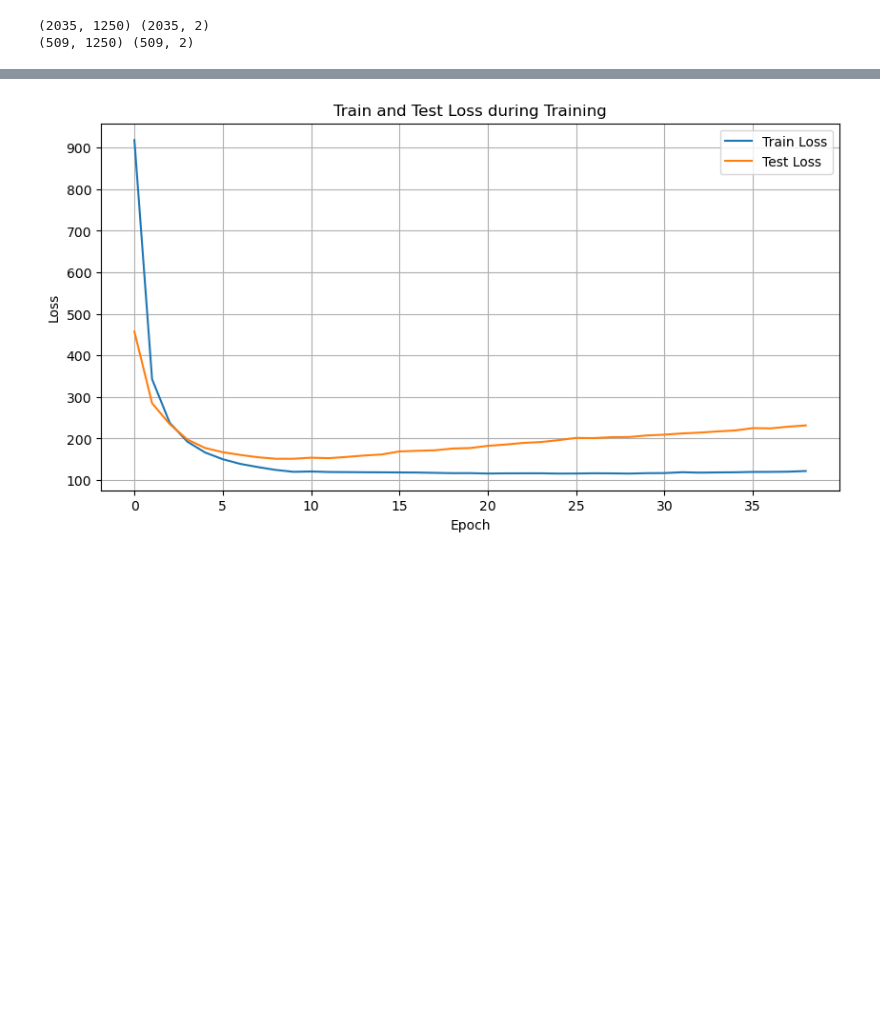
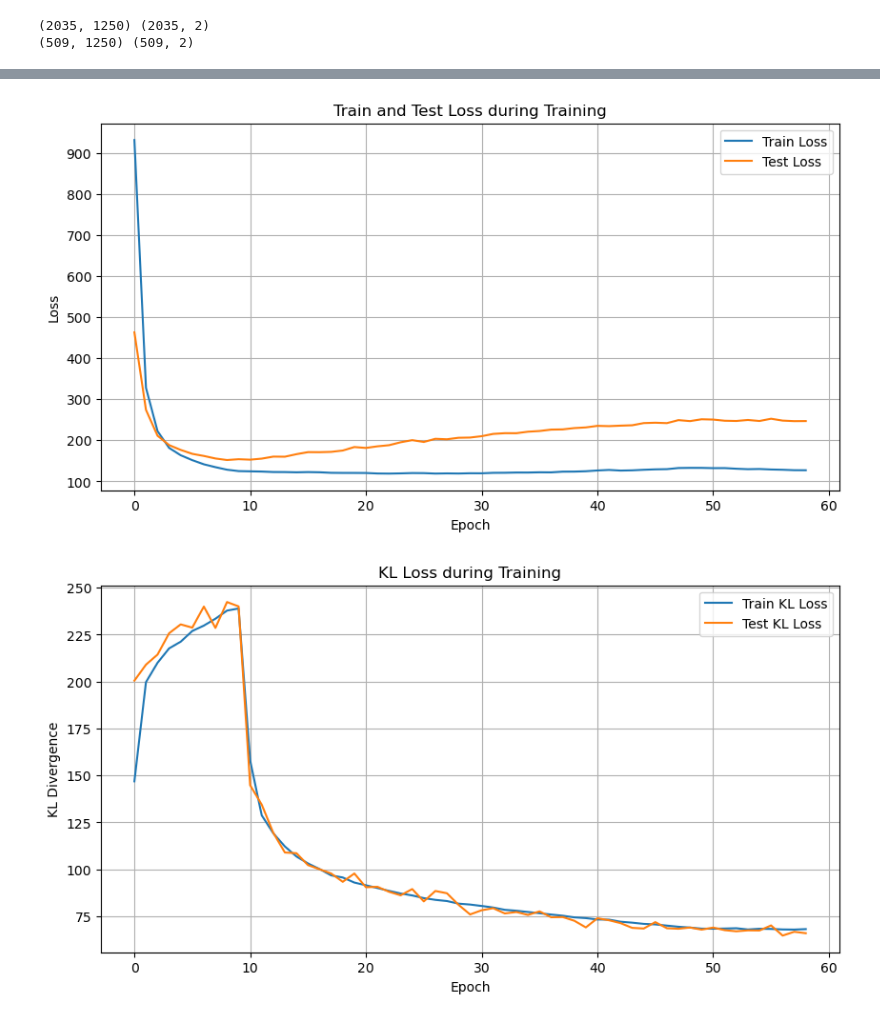
Before and after one commit to phucnguyenhoank/giua_ky_final, a Jupyter notebook: t2.ipynb, the cells around one changed output, grey strips where cells are left out. Drawn from its saved outputs; the diff is of its cells as text; code cells hidden in the pictures; blank space fills up the shorter version.

```diff
--- a/t2.ipynb
+++ b/t2.ipynb
@@ -438,11 +438,16 @@ test_losses = []
 best_test_loss = float('inf')
 best_model_path = 'best_cvae_model.pth'
 
+train_kl_losses = []
+test_kl_losses = []
+beta_history = []
+
+
 # Cài đặt cho KL annealing
 num_epochs = 500
 warmup_epochs = 10      # Số epoch warm-up (beta = 0 trong giai đoạn warm-up)
 anneal_duration = 40    # Số epoch tăng beta từ 0 đến 1 sau warm-up
-patience = 30
+patience = 50
 no_improve = 0
 
 for epoch in range(num_epochs):
@@ -451,6 +456,7 @@ for epoch in range(num_epochs):
         beta_val = 0.0
     else:
         beta_val = min(1.0, (epoch - warmup_epochs + 1) / anneal_duration)
+    beta_history.append(beta_val)
 
     # Huấn luyện trên tập train
     cvae.train()
@@ -475,6 +481,8 @@ for epoch in range(num_epochs):
     avg_train_kl_loss = total_train_kl_loss / len(train_loader.dataset)
     avg_train_mse_loss = total_train_mse_loss / len(train_loader.dataset)
     train_losses.append(avg_train_loss)
+    train_kl_losses.append(avg_train_kl_loss)
+
     if (epoch + 1) % 10 == 0:
         print(f"Epoch {epoch+1}, Train Loss: {avg_train_loss:.4f}, MSE: {avg_train_mse_loss:.4f}, KL: {avg_train_kl_loss:.4f}, Beta: {beta_val:.4f}")
 
@@ -494,7 +502,10 @@ for epoch in range(num_epochs):
     avg_test_loss = total_test_loss / len(test_loader.dataset)
     avg_test_kl_loss = total_test_kl_loss / len(test_loader.dataset)
     avg_test_mse_loss = total_test_mse_loss / len(test_loader.dataset)
+
     test_losses.append(avg_test_loss)
+    test_kl_losses.append(avg_test_kl_loss)
+
     if (epoch + 1) % 10 == 0:
         print(f"Epoch {epoch+1}, Test Loss: {avg_test_loss:.4f}, MSE: {avg_test_mse_loss:.4f}, KL: {avg_test_kl_loss:.4f}")
 
@@ -510,8 +521,8 @@ for epoch in range(num_epochs):
         print("Early stopping triggered!")
         break
 
-    if (epoch + 1) % 10 == 0:
-        print(f"--- Epoch {epoch+1}: Train Loss: {avg_train_loss:.4f}, Test Loss: {avg_test_loss:.4f}")
+    # if (epoch + 1) % 10 == 0:
+    #     print(f"--- Epoch {epoch+1}: Train Loss: {avg_train_loss:.4f}, Test Loss: {avg_test_loss:.4f}")
 
 # Đọc lại mô hình tốt nhất
 cvae_loaded = CVAE(input_dim=segment_length, condition_dim=2, latent_dim=latent_dim)
@@ -528,4 +539,25 @@ plt.title('Train and Test Loss during Training')
 plt.legend()
 plt.grid(True)
 plt.show()
+
+# Vẽ KL Loss
+plt.figure(figsize=(10, 5))
+plt.plot(train_kl_losses, label='Train KL Loss')
+plt.plot(test_kl_losses, label='Test KL Loss')
+plt.xlabel('Epoch')
+plt.ylabel('KL Divergence')
+plt.title('KL Loss during Training')
+plt.legend()
+plt.grid(True)
+plt.show()
+
+# Vẽ Beta theo thời gian
+plt.figure(figsize=(10, 4))
+plt.plot(beta_history, label='Beta (KL Annealing)', color='purple')
+plt.xlabel('Epoch')
+plt.ylabel('Beta')
+plt.title('Beta Schedule (KL Annealing)')
+plt.grid(True)
+plt.legend()
+plt.show()
 # %% [output]
@@ -541,2 +574,3 @@ Epoch 30, Test Loss: 207.5371, MSE: 168.6591, KL: 77.7561
 Early stopping triggered!
-[figure, old version]
+[figure, new version]
+[figure, added]
```
Also changed, not shown: parts of 5 cells of this notebook, 1 other file.
